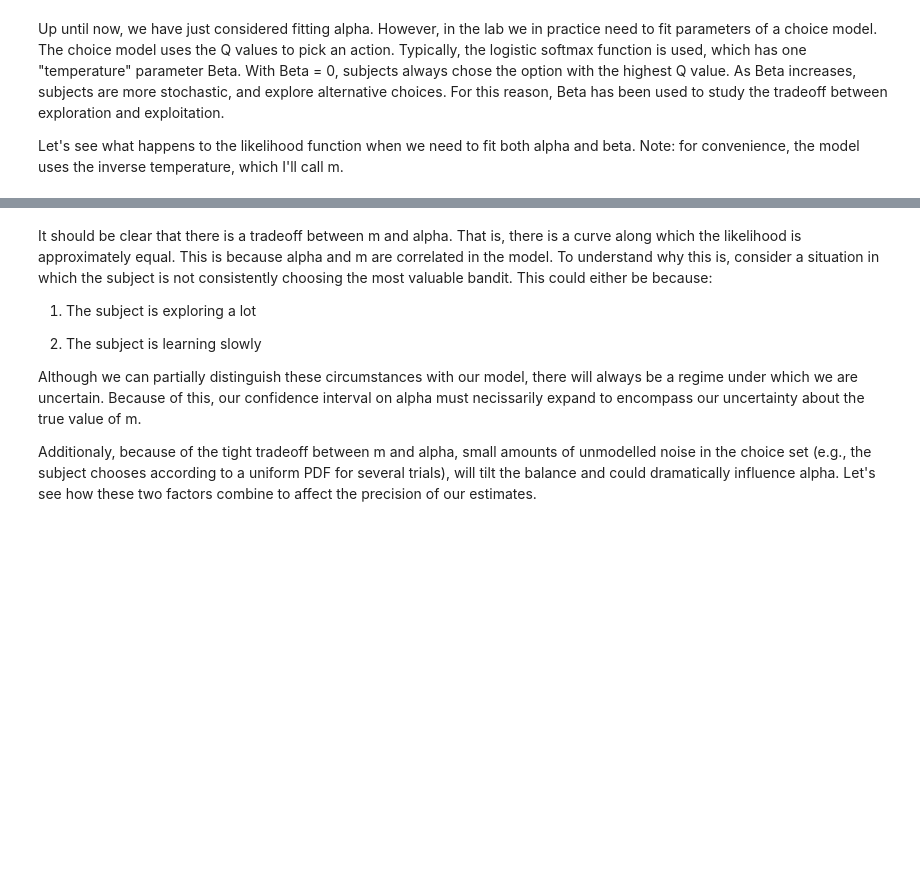
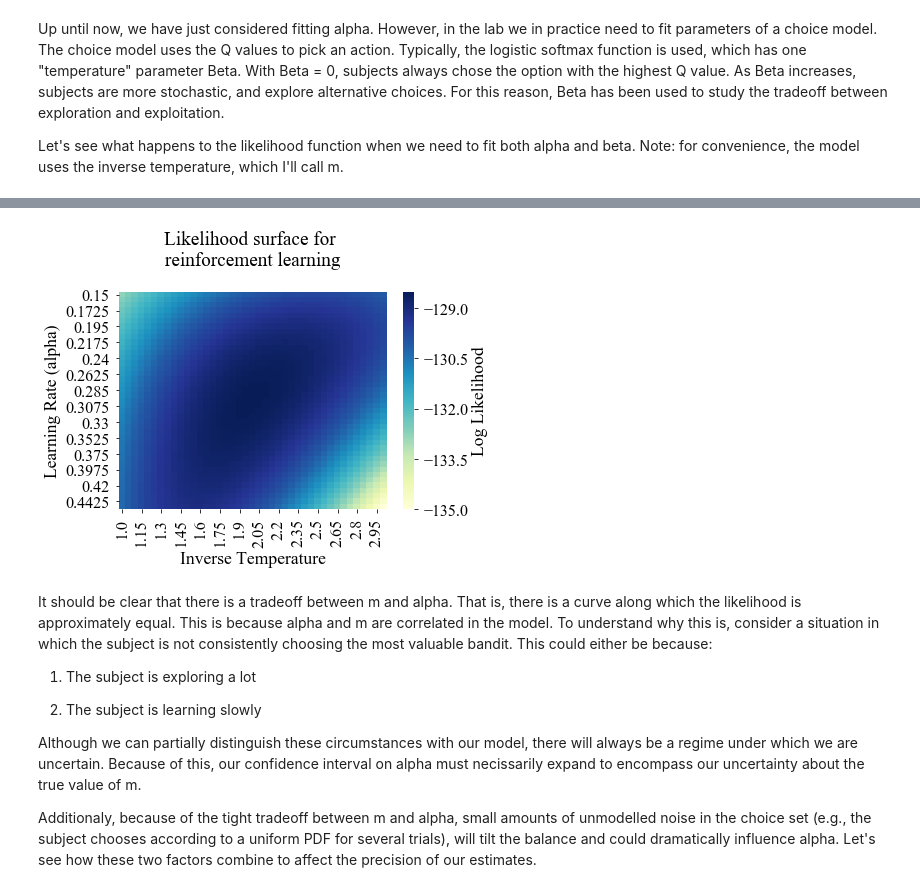
Before and after one commit to iancballard/RL-Tutorials, a Jupyter notebook: RL Parameter Identifiability.ipynb, the cells around one changed output, grey strips where cells are left out. Saved outputs shown, nothing was run; the diff lists cells and outputs as text; code cells hidden in the pictures; blank space fills up the shorter version.

```diff
--- a/RL Parameter Identifiability.ipynb
+++ b/RL Parameter Identifiability.ipynb
@@ -247,3 +261,17 @@ plt.show()
+# %%
+sns.set_context('paper',font_scale = 2,rc={"figure.figsize": (10, 10)})
+df2 = df.pivot("alphas", "m", "LL")
+sns.heatmap(df2, cmap="YlGnBu",
+            linewidths = 0,
+            rasterized=True,
+            cbar_kws={'label': 'Log Likelihood'})
+plt.xlabel('Inverse Temperature')
+plt.ylabel('Learning Rate (alpha)')
+plt.title('Likelihood surface for \n reinforcement learning \n')
+plt.savefig('RL_likelihood_surface_2bandit_heatmap.svg',dpi = 300, bbox_inches = 'tight')
+sns.set_style({'font.family':'serif', 'font.serif':'Times New Roman'})
+# %% [output]
+[figure, added]
 # %% [markdown]
 It should be clear that there is a tradeoff between m and alpha. That is, there is a curve along which the likelihood is approximately equal. This is because alpha and m are correlated in the model. To understand why this is, consider a situation in which the subject is not consistently choosing the most valuable bandit. This could either be because:
 
```
Also changed, not shown: parts of 16 cells of this notebook.
